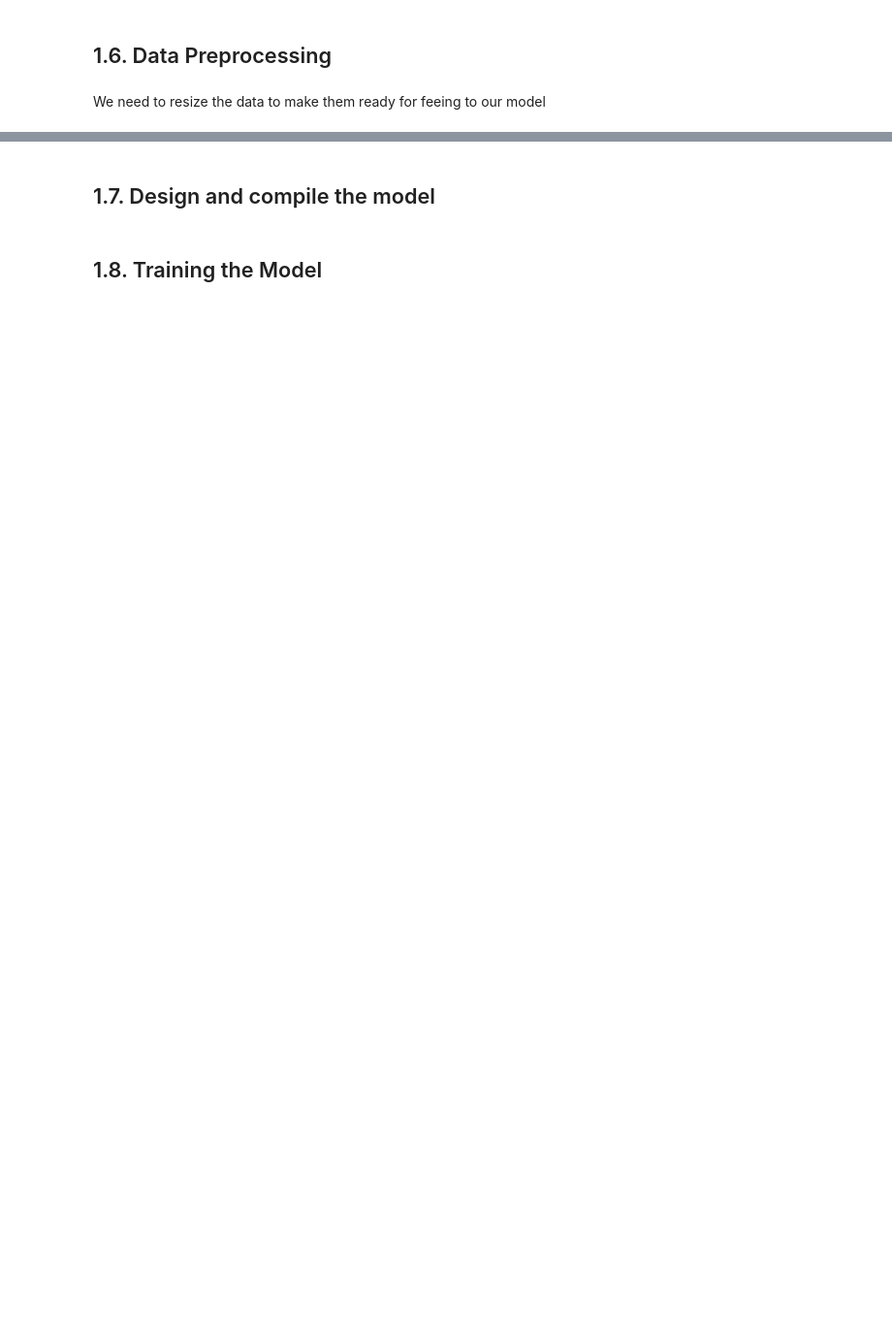
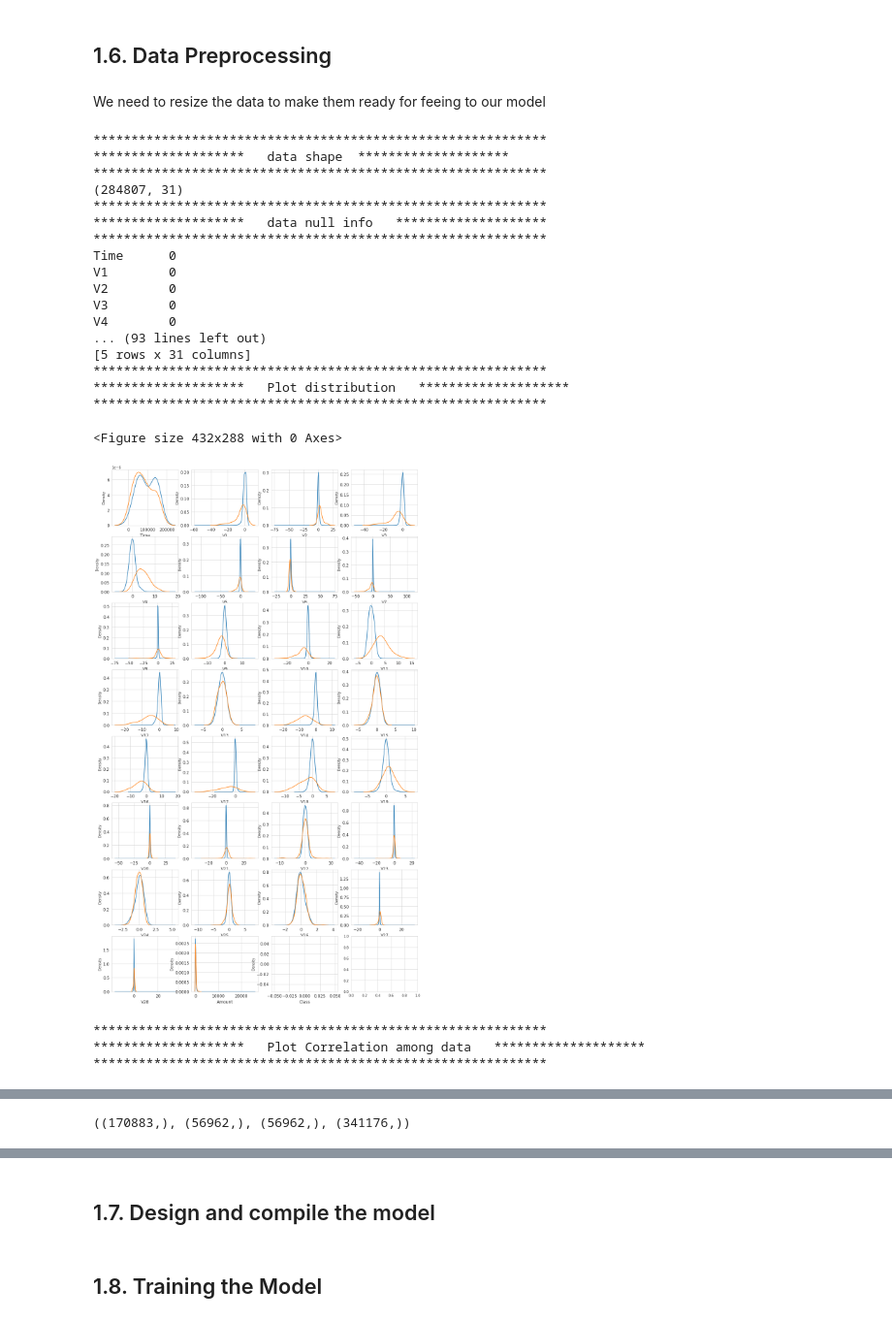
Before and after one commit to amirgholipour/FSI-Fraud-Detection, a Jupyter notebook: notebooks/02_FraudDetection.ipynb, the cells around one changed output, grey strips where cells are left out. Shown at 97% size. Saved outputs shown, nothing was run; the diff lists cells and outputs as text; code cells hidden in the pictures; blank space fills up the shorter version.

```diff
--- a/notebooks/02_FraudDetection.ipynb
+++ b/notebooks/02_FraudDetection.ipynb
@@ -36,5 +36,5 @@ from src.github_commands.git_utils import gitCommands
 # %% [markdown]
 ## 1.4. Initialize some hyper-parameters
 # %%
-dataPath,BATCH,EPOCHS,model_Type,model_Name, model_dir,refRepoName,sourceRepoName,refRepoDir,sourceRepoDir = get_hyper_paras()
-dataPath,BATCH,EPOCHS,model_Type,model_Name, model_dir,refRepoName,sourceRepoName,refRepoDir,sourceRepoDir
+dataPath,BATCH,EPOCHS,model_Type,model_Name, model_dir,refRepoName,sourceRepoName,refRepoDir,sourceRepoDir,scalerPicklePath = get_hyper_paras()
+dataPath,BATCH,EPOCHS,model_Type,model_Name, model_dir,refRepoName,sourceRepoName,refRepoDir,sourceRepoDir,scalerPicklePath
@@ -50,5 +70,28 @@ data.head()
 # %% [markdown]
 We need to resize the data to make them ready for feeing to our model
 # %%
-train_org, test, val, train = preprocessData(data).dataPreProcessing()
+train_org, test, val, train = preprocessData(data,scalerPicklePath).dataPreProcessing()
 train_org[1].shape, test[1].shape, val[1].shape, train[1].shape
+# %% [output]
+************************************************************
+********************   data shape  ********************
+************************************************************
+(284807, 31)
+************************************************************
+********************   data null info   ********************
+************************************************************
+Time      0
+V1        0
+V2        0
+V3        0
+V4        0
+... (93 lines left out)
+[5 rows x 31 columns]
+************************************************************
+********************   Plot distribution   ********************
+************************************************************
+<Figure size 432x288 with 0 Axes>
+[figure, added]
+************************************************************
+********************   Plot Correlation among data   ********************
+************************************************************
@@ -54,0 +116 @@ train_org[1].shape, test[1].shape, val[1].shape, train[1].shape
+((170883,), (56962,), (56962,), (341176,))
```
Also changed, not shown: parts of 10 cells of this notebook, 6 other files.
